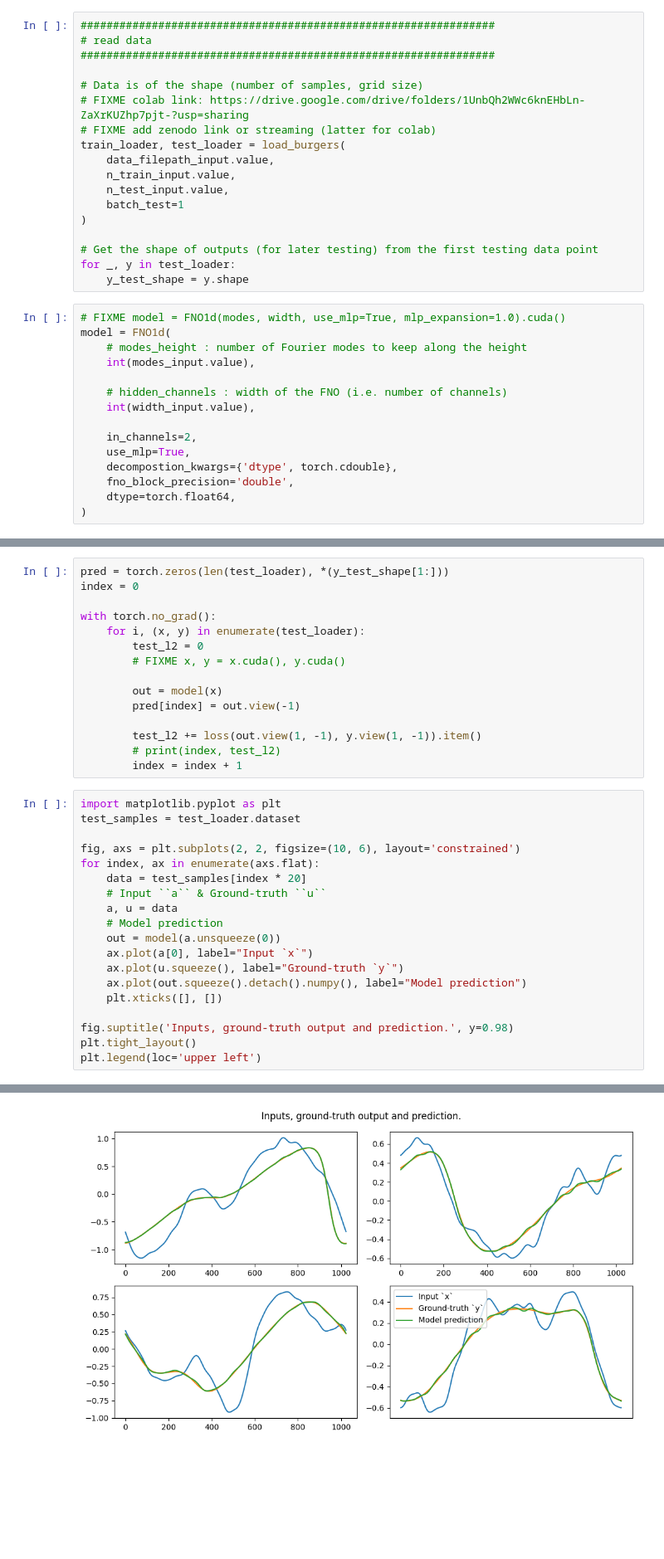
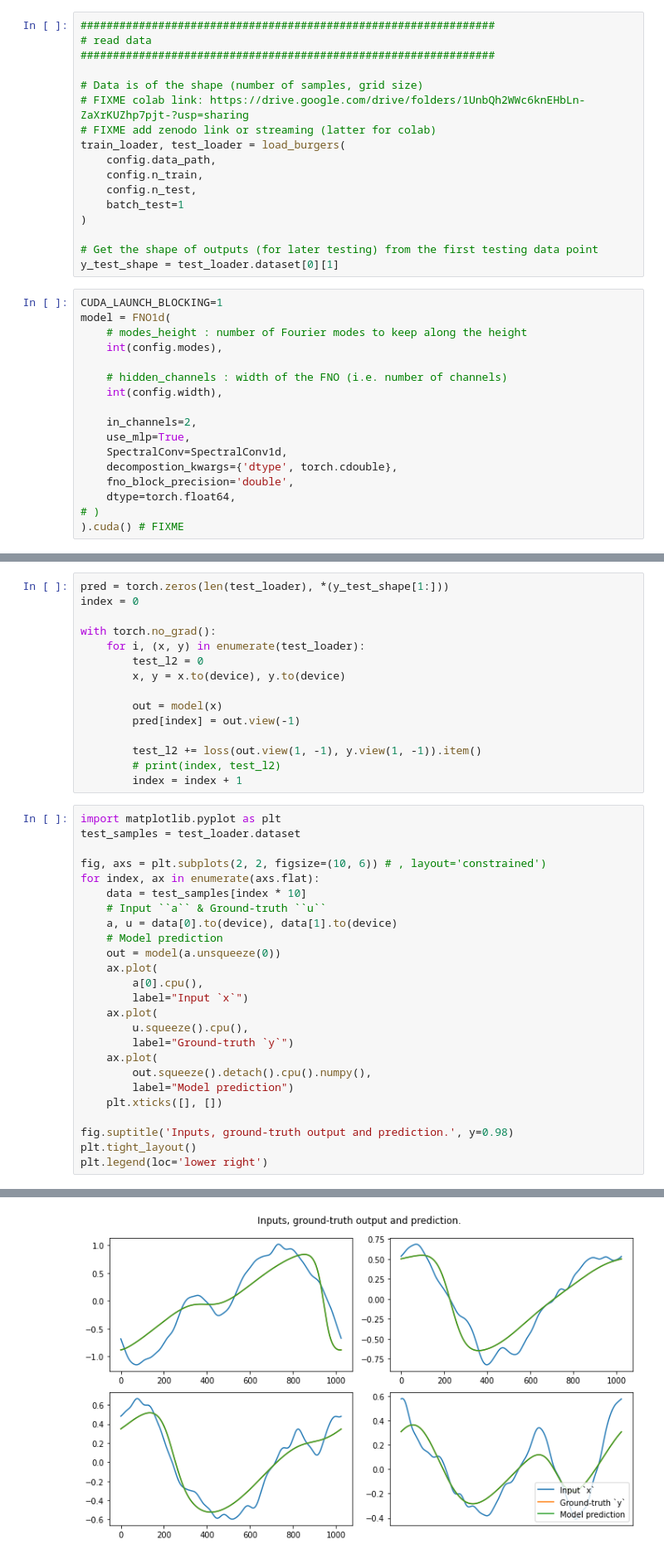
Before and after one commit to neuraloperator/neuraloperator, a Jupyter notebook: examples/fourier_1d.ipynb, the cells around one changed output, grey strips where cells are left out. Shown at 83% size. Saved outputs shown, nothing was run; the diff lists cells and outputs as text; blank space fills up the shorter version.

Commit message:
Run notebook on CUDA-enabled machine

```diff
--- a/examples/fourier_1d.ipynb
+++ b/examples/fourier_1d.ipynb
@@ -149,28 +80,29 @@ FloatText(value=64.0, description='Width:')
 # FIXME colab link: https://drive.google.com/drive/folders/1UnbQh2WWc6knEHbLn-ZaXrKUZhp7pjt-?usp=sharing
 # FIXME add zenodo link or streaming (latter for colab)
 train_loader, test_loader = load_burgers(
-    data_filepath_input.value,
-    n_train_input.value,
-    n_test_input.value,
+    config.data_path,
+    config.n_train,
+    config.n_test,
     batch_test=1
 )
 
 # Get the shape of outputs (for later testing) from the first testing data point
-for _, y in test_loader:
-    y_test_shape = y.shape
+y_test_shape = test_loader.dataset[0][1]
 # %%
-# FIXME model = FNO1d(modes, width, use_mlp=True, mlp_expansion=1.0).cuda()
+CUDA_LAUNCH_BLOCKING=1
 model = FNO1d(
     # modes_height : number of Fourier modes to keep along the height
-    int(modes_input.value),
+    int(config.modes),
 
     # hidden_channels : width of the FNO (i.e. number of channels)
-    int(width_input.value),
+    int(config.width),
 
     in_channels=2,
     use_mlp=True,
+    SpectralConv=SpectralConv1d,
     decompostion_kwargs={'dtype', torch.cdouble},
     fno_block_precision='double',
     dtype=torch.float64,
-)
+# )
+).cuda() # FIXME
 # %%
@@ -285,7 +203,7 @@ index = 0
 with torch.no_grad():
     for i, (x, y) in enumerate(test_loader):
         test_l2 = 0
-        # FIXME x, y = x.cuda(), y.cuda()
+        x, y = x.to(device), y.to(device)
 
         out = model(x)
         pred[index] = out.view(-1)
@@ -296,23 +214,29 @@ with torch.no_grad():
 # %%
 import matplotlib.pyplot as plt
 test_samples = test_loader.dataset
 
-fig, axs = plt.subplots(2, 2, figsize=(10, 6), layout='constrained')
+fig, axs = plt.subplots(2, 2, figsize=(10, 6)) # , layout='constrained')
 for index, ax in enumerate(axs.flat):
-    data = test_samples[index * 20]
+    data = test_samples[index * 10]
     # Input ``a`` & Ground-truth ``u``
-    a, u = data
+    a, u = data[0].to(device), data[1].to(device)
     # Model prediction
     out = model(a.unsqueeze(0))
-    ax.plot(a[0], label="Input `x`")
-    ax.plot(u.squeeze(), label="Ground-truth `y`")
-    ax.plot(out.squeeze().detach().numpy(), label="Model prediction")
+    ax.plot(
+        a[0].cpu(),
+        label="Input `x`")
+    ax.plot(
+        u.squeeze().cpu(),
+        label="Ground-truth `y`")
+    ax.plot(
+        out.squeeze().detach().cpu().numpy(),
+        label="Model prediction")
     plt.xticks([], [])
 
 fig.suptitle('Inputs, ground-truth output and prediction.', y=0.98)
 plt.tight_layout()
-plt.legend(loc='upper left')
+plt.legend(loc='lower right')
 # %% [output]
 <matplotlib.legend.Legend at 0x...>
-[figure, old version]
+[figure, new version]
 # %% [markdown]
```
Also changed, not shown: parts of 8 cells of this notebook, 4 other files.
